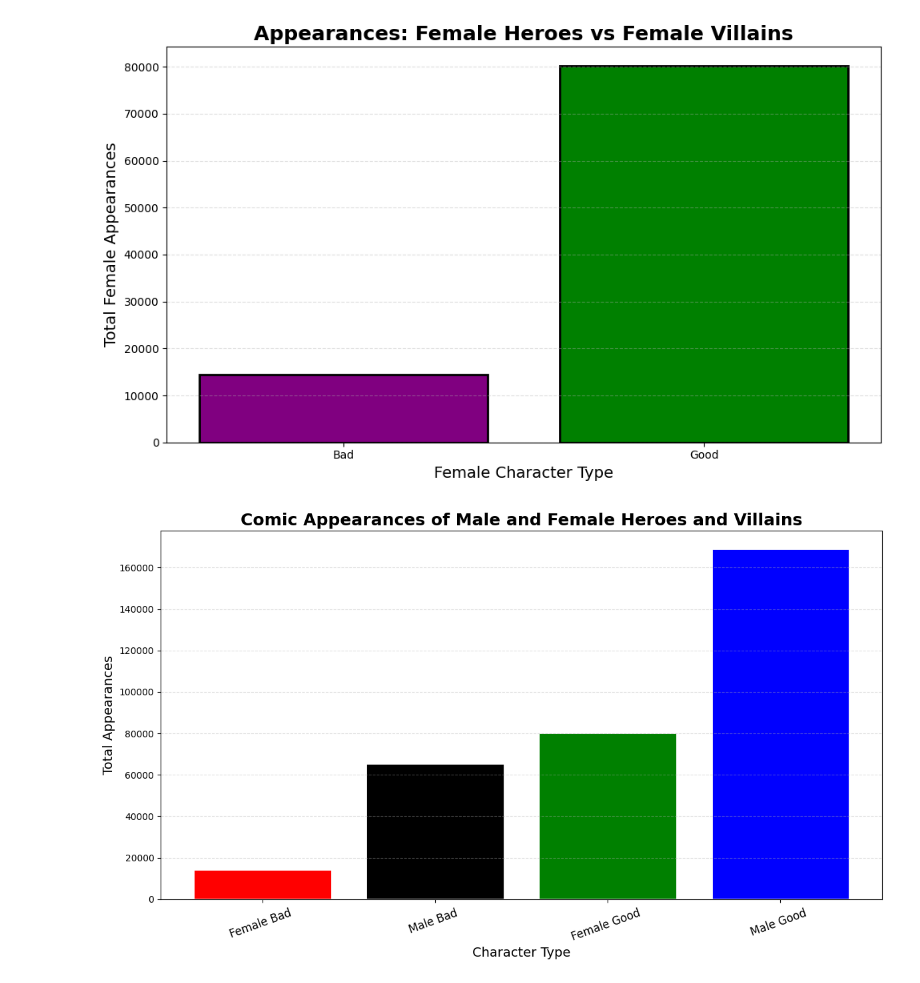
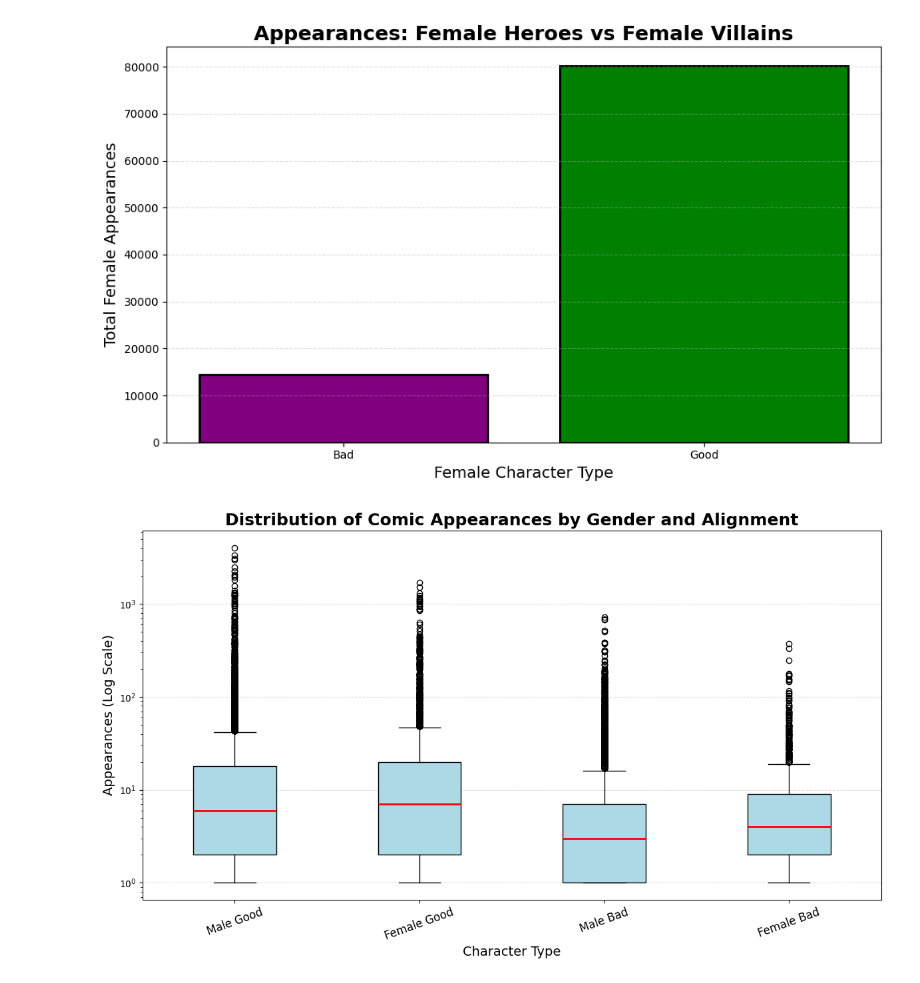
Before and after one commit to Ryanohmm/Data_work, a Jupyter notebook: data.ipynb, the cells around one changed output. Cells and saved outputs as stored; diff of their text form; code cells hidden in the pictures.

```diff
--- a/data.ipynb
+++ b/data.ipynb
@@ -538,21 +538,50 @@ plt.show()
 ## My goal is to lead into displaying the differences in character types by gender. I plan on using Seaborn to address
 ## heat maps and matplotlib to include a scatterplot and if I can figure it out, a 3D chart.
 # %%
-filtered = df[df["ALIGN"].isin(["Good Characters", "Bad Characters"]) & df["SEX"].isin(["Male Characters", "Female Characters"])]
-grouped = (filtered.groupby(["ALIGN", "SEX"])["APPEARANCES"].sum().reset_index())
-grouped["Group"] = grouped["SEX"].str.replace(" Characters", "") + " " + grouped["ALIGN"].str.replace("Characters", "")
+# Convert APPEARANCES to numeric
+df["APPEARANCES"] = pd.to_numeric(df["APPEARANCES"], errors="coerce")
 
+# Filter dataset
+filtered = df[
+    df["ALIGN"].isin(["Good Characters", "Bad Characters"]) &
+    df["SEX"].isin(["Male Characters", "Female Characters"]) &
+    df["APPEARANCES"].notna() &
+    (df["APPEARANCES"] > 0)
+].copy()
 
-plt.figure(figsize=(12,7))
-plt.bar(grouped["Group"], grouped["APPEARANCES"], color=["red", "black", "green", "blue"], edgecolor="white", linewidth=2)
+# Create clean grouping label (bulletproof against hidden characters)
+filtered["Group"] = (
+    filtered["SEX"].str.extract(r"(Male|Female)") + " " +
+    filtered["ALIGN"].str.extract(r"(Good|Bad)")
+)
 
-plt.title("Comic Appearances of Male and Female Heroes and Villains", fontsize=18, weight="bold")
+# Define groups
+groups = ["Male Good", "Female Good", "Male Bad", "Female Bad"]
+
+# Prepare raw data for boxplot
+data = [filtered[filtered["Group"] == g]["APPEARANCES"] for g in groups]
+
+# Plot
+plt.figure(figsize=(12, 7))
+plt.boxplot(
+    data,
+    tick_labels=groups,
+    patch_artist=True,
+    showfliers=True,
+    boxprops=dict(facecolor="lightblue", color="black"),
+    medianprops=dict(color="red", linewidth=2),
+    whiskerprops=dict(color="black"),
+    capprops=dict(color="black")
+)
+
+plt.yscale("log")
+plt.title("Distribution of Comic Appearances by Gender and Alignment", fontsize=18, weight="bold")
 plt.xlabel("Character Type", fontsize=14)
-plt.ylabel("Total Appearances", fontsize=14)
+plt.ylabel("Appearances (Log Scale)", fontsize=14)
 plt.xticks(rotation=20, fontsize=12)
 plt.grid(axis="y", linestyle="--", alpha=0.4)
 
 plt.tight_layout()
 plt.show()
 # %% [output]
-[figure, old version]
+[figure, new version]
```
Also changed, not shown: parts of 3 cells of this notebook, 1 other file.
